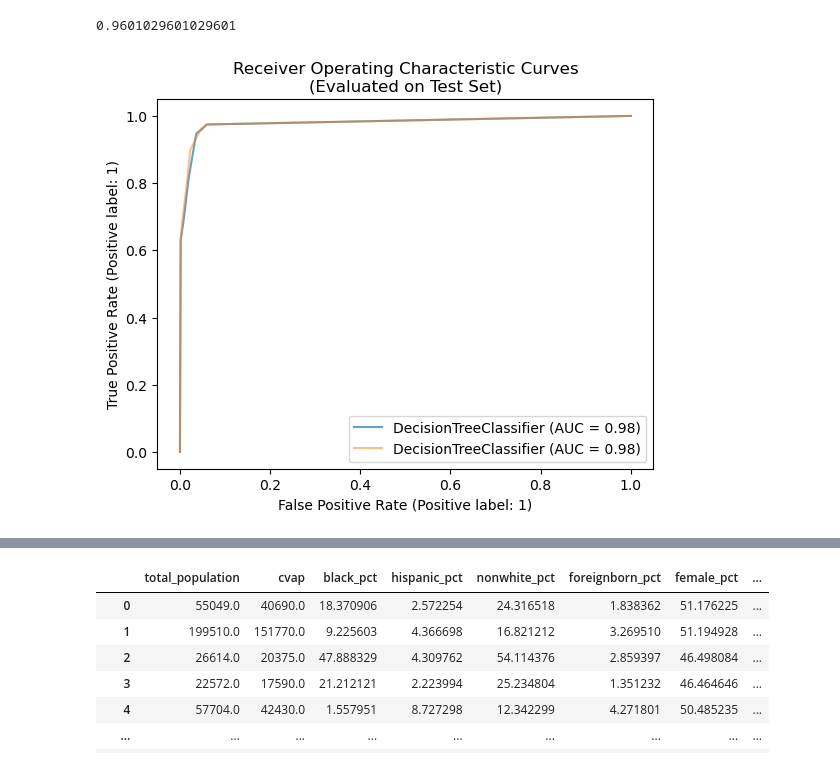
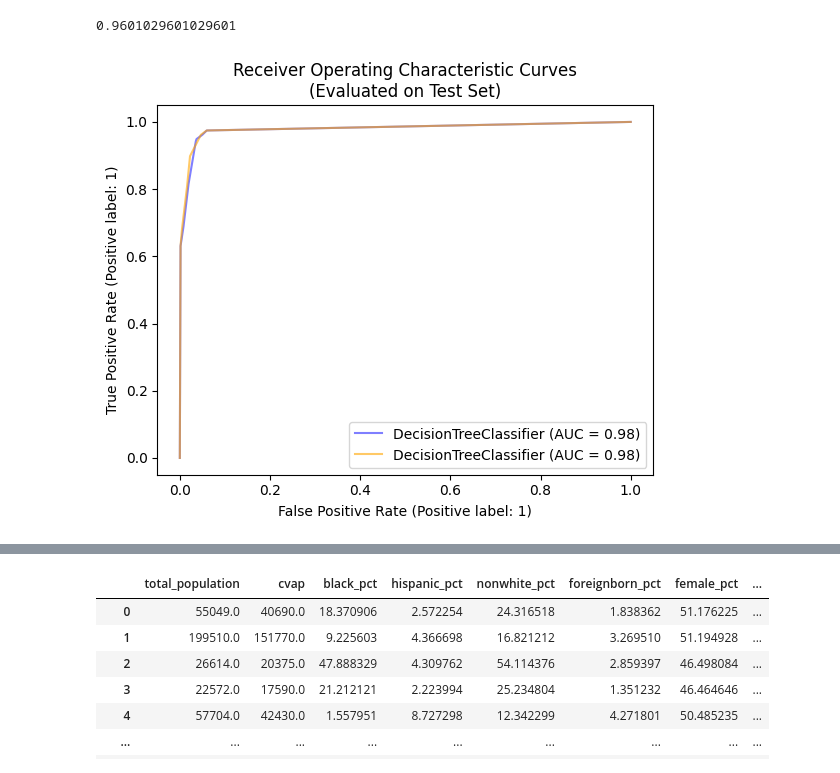
Before and after one commit to Nhunsick/project_3, a Jupyter notebook: Notebooks/julie_workspace.ipynb, the cells around one changed output, grey strips where cells are left out. Cells and saved outputs as stored; diff of their text form; code cells hidden in the pictures.

```diff
--- a/Notebooks/julie_workspace.ipynb
+++ b/Notebooks/julie_workspace.ipynb
@@ -286,16 +296,17 @@ acc_bf
 # %% [output]
 0.9601029601029601
 # %%
+#creating a ROC graph to compare all the feature model to the best feature model
 fig, ax = plt.subplots()
 
-RocCurveDisplay.from_estimator(tree_clf, X_test, y_test, ax=ax, alpha=0.7)
-RocCurveDisplay.from_estimator(tree_clf_bf, X_test_bf, y_test_bf, ax=ax, alpha=0.5)
+RocCurveDisplay.from_estimator(tree_clf, X_test, y_test, ax=ax, alpha=0.5, color="blue")
+RocCurveDisplay.from_estimator(tree_clf_bf, X_test_bf, y_test_bf, ax=ax, alpha=0.6, color="orange")
 # RocCurveDisplay.from_estimator(clf, X_test, y_test, ax=ax, alpha=0.8)
 
 plt.title("Receiver Operating Characteristic Curves\n(Evaluated on Test Set)")
 plt.show()
 # %% [output]
-[figure, old version]
+[figure, new version]
 # %%
 %run Noahworkspace.ipynb
 # %% [output]
```
Also changed, not shown: parts of 73 cells of this notebook.
